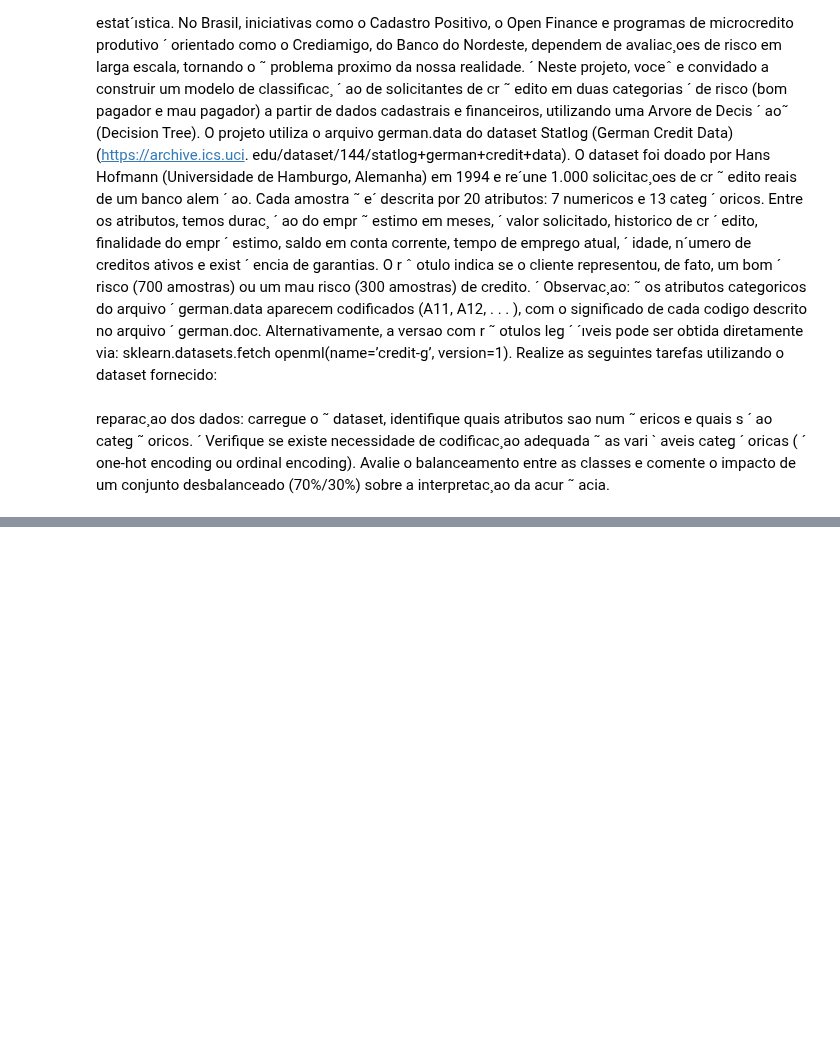
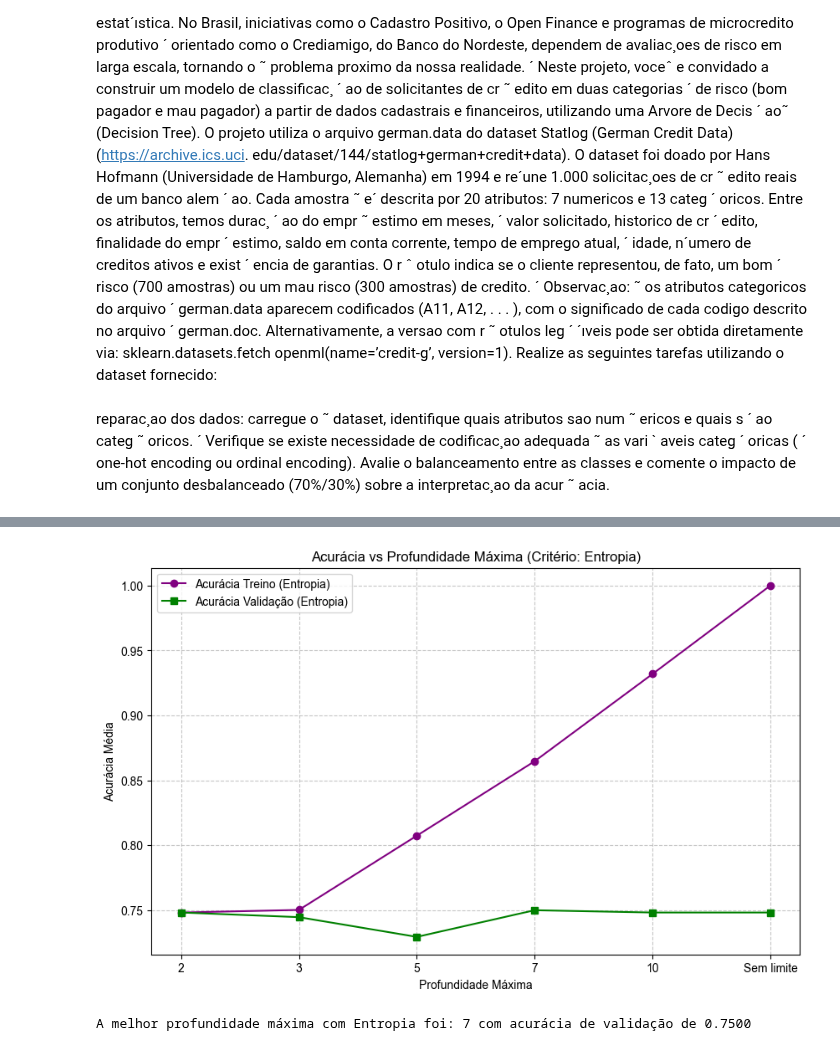
Before and after one commit to DanielNeres/Projeto_Sistemas_Inteligentes, a Jupyter notebook: Unidade_1/problema4.ipynb, the cells around one changed output, grey strips where cells are left out. Cells and saved outputs as stored; diff of their text form; code cells hidden in the pictures; blank space fills up the shorter version.

```diff
--- a/Unidade_1/problema4.ipynb
+++ b/Unidade_1/problema4.ipynb
@@ -70,0 +156,30 @@ from sklearn.tree import DecisionTreeClassifier, export_text, plot_tree
+# %%
+train_scores_ent = []
+val_scores_ent = []
+
+for prof in profundidades:
+    tree_ent = DecisionTreeClassifier(criterion='entropy', max_depth=prof, random_state=42)
+
+    cv_results_ent = cross_validate(tree_ent, X_train_bal, y_train_bal, cv=5, return_train_score=True, scoring='accuracy')
+
+    train_scores_ent.append(np.mean(cv_results_ent['train_score']))
+    val_scores_ent.append(np.mean(cv_results_ent['test_score']))
+
+labels_x = [str(p) if p is not None else 'Sem limite' for p in profundidades]
+
+plt.figure(figsize=(10, 6))
+plt.plot(labels_x, train_scores_ent, marker='o', label='Acurácia Treino (Entropia)', color='purple')
+plt.plot(labels_x, val_scores_ent, marker='s', label='Acurácia Validação (Entropia)', color='green')
+
+plt.title('Acurácia vs Profundidade Máxima (Critério: Entropia)')
+plt.xlabel('Profundidade Máxima')
+plt.ylabel('Acurácia Média')
+plt.legend()
+plt.grid(True, linestyle='--', alpha=0.7)
+plt.show()
+
+melhor_idx_ent = np.argmax(val_scores_ent)
+print(f"A melhor profundidade máxima com Entropia foi: {profundidades[melhor_idx_ent]} com acurácia de validação de {val_scores_ent[melhor_idx_ent]:.4f}")
+# %% [output]
+[figure, added]
+A melhor profundidade máxima com Entropia foi: 7 com acurácia de validação de 0.7500
```
Also changed, not shown: parts of 12 cells of this notebook, 3 other files.
